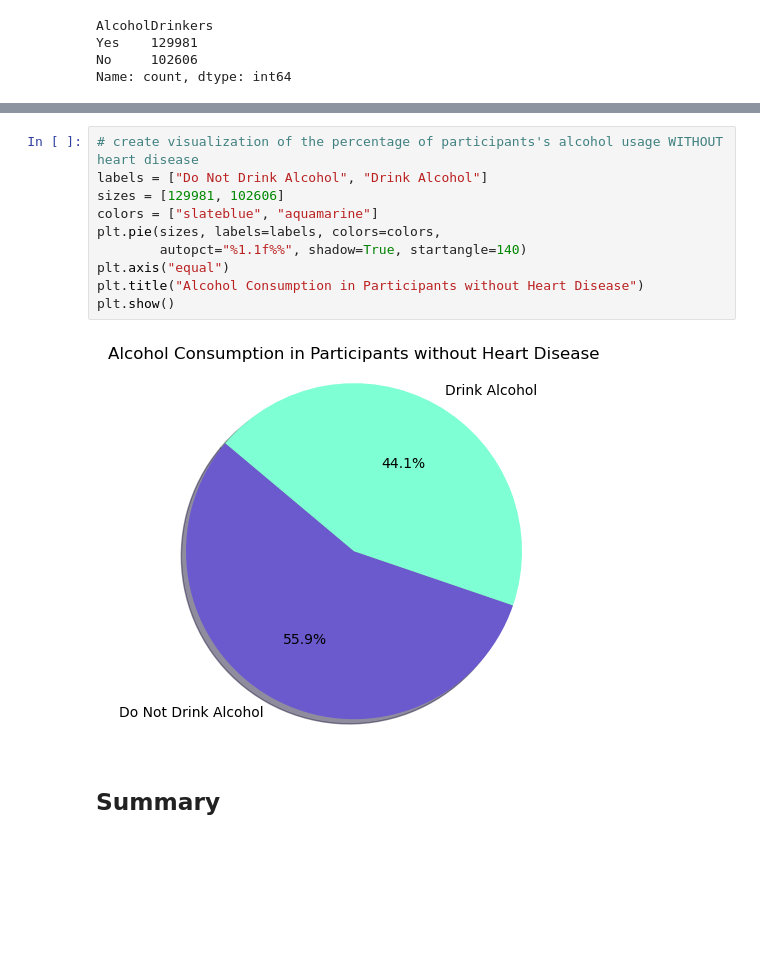
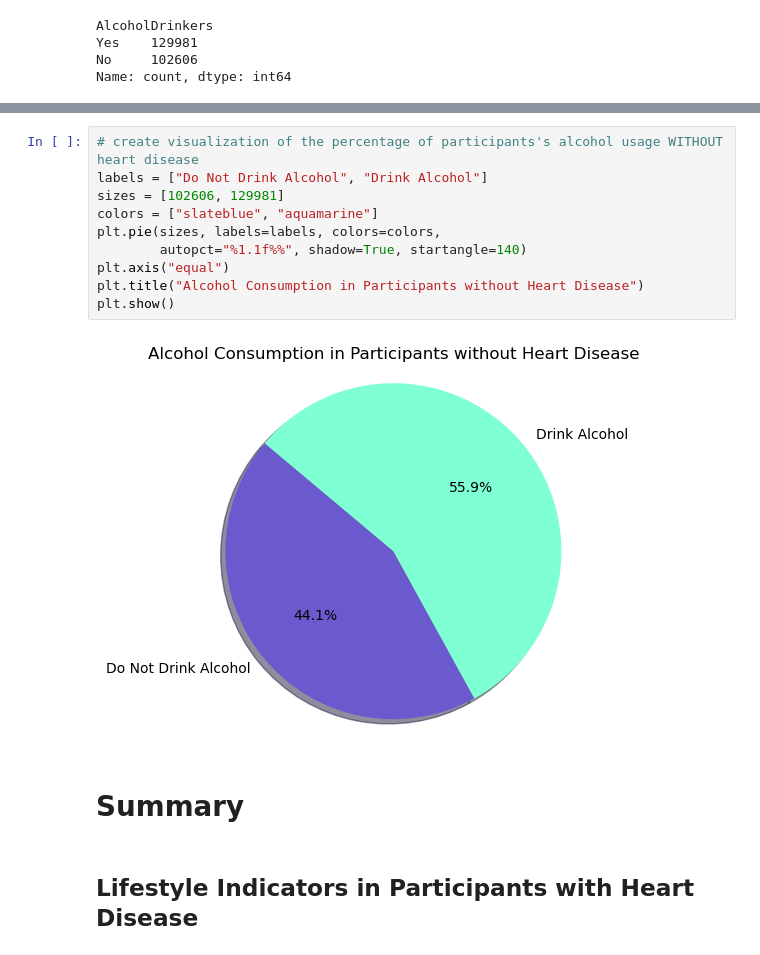
Before and after one commit to RickGrimesCodes/Project-1-GREEN-TEAM-, a Jupyter notebook: jupyterCode/KeyLifestyleIndicators.ipynb, the cells around one changed output, grey strips where cells are left out. Cells and saved outputs as stored; diff of their text form; blank space fills up the shorter version.

```diff
--- a/jupyterCode/KeyLifestyleIndicators.ipynb
+++ b/jupyterCode/KeyLifestyleIndicators.ipynb
@@ -675,14 +988,16 @@ Name: count, dtype: int64
 # %%
 # create visualization of the percentage of participants's alcohol usage WITHOUT heart disease
 labels = ["Do Not Drink Alcohol", "Drink Alcohol"]
-sizes = [129981, 102606]
+sizes = [102606, 129981]
 colors = ["slateblue", "aquamarine"]
 plt.pie(sizes, labels=labels, colors=colors,
         autopct="%1.1f%%", shadow=True, startangle=140)
 plt.axis("equal")
 plt.title("Alcohol Consumption in Participants without Heart Disease")
 plt.show()
 # %% [output]
-[figure, old version]
+[figure, new version]
 # %% [markdown]
-## Summary
+# Summary
+# %% [markdown]
+## Lifestyle Indicators in Participants with Heart Disease
```
Also changed, not shown: parts of 69 cells of this notebook.
